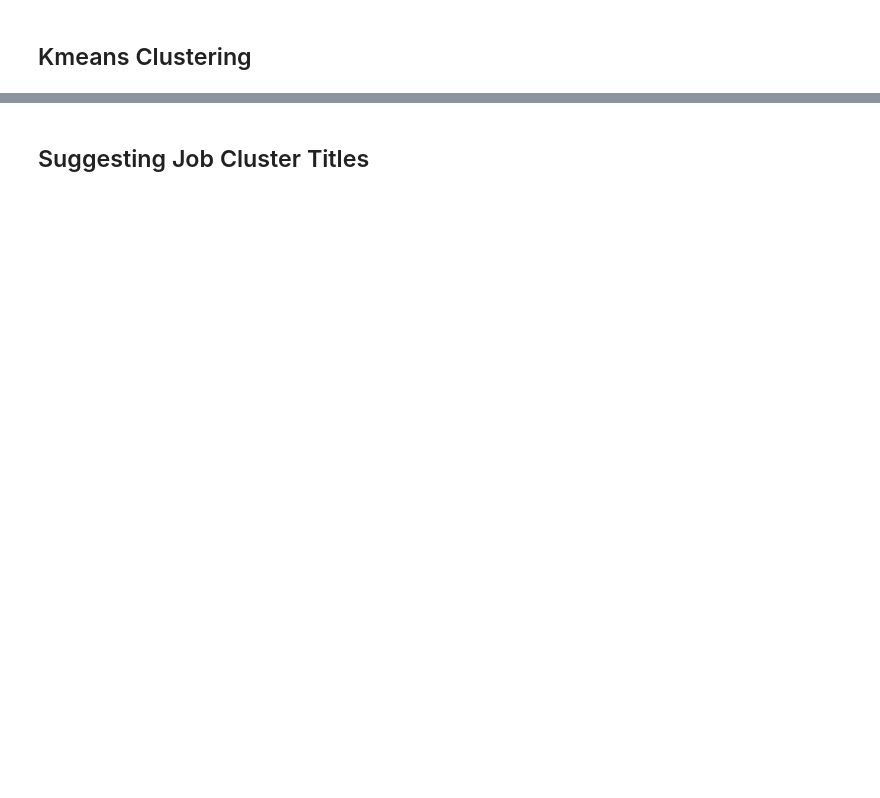
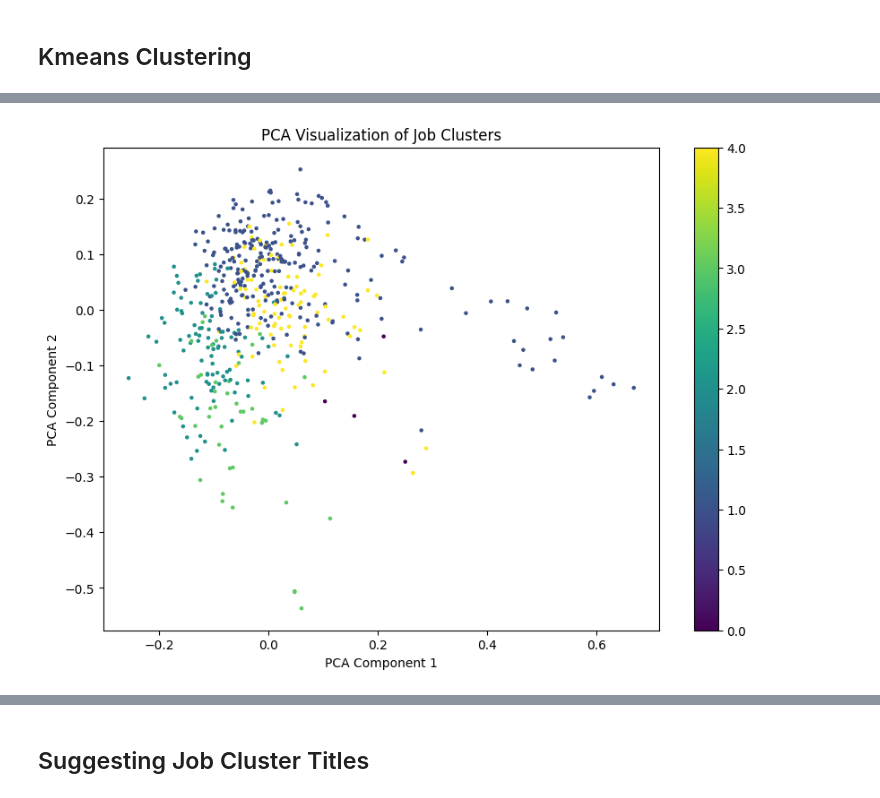
Before and after one commit to Candogram-Break-Through-Tech-AI/Job-Title-Generalization, a Jupyter notebook: JobClustering.ipynb, the cells around one changed output, grey strips where cells are left out. Drawn from its saved outputs; the diff is of its cells as text; code cells hidden in the pictures; blank space fills up the shorter version.

```diff
--- a/JobClustering.ipynb
+++ b/JobClustering.ipynb
@@ -397,0 +437,20 @@ First embedding: [ 6.89409906e-03 -1.34231141e-02  1.86831076e-02  1.16848005e-0
+# %%
+# Step 4: Apply KMeans
+num_clusters = 5  # Set based on Elbow Method results
+kmeans = KMeans(n_clusters=num_clusters, random_state=0)
+kmeans.fit(X)
+df_output['Cluster'] = kmeans.labels_
+
+# Step 5: PCA for Visualization
+pca = PCA(n_components=2)
+reduced_X = pca.fit_transform(X.toarray())
+
+plt.figure(figsize=(10, 7))
+plt.scatter(reduced_X[:, 0], reduced_X[:, 1], c=df_output['Cluster'], cmap='viridis', s=5)
+plt.colorbar()
+plt.title("PCA Visualization of Job Clusters")
+plt.xlabel("PCA Component 1")
+plt.ylabel("PCA Component 2")
+plt.show()
+# %% [output]
+[figure, added]
```
Also changed, not shown: parts of 11 cells of this notebook.
